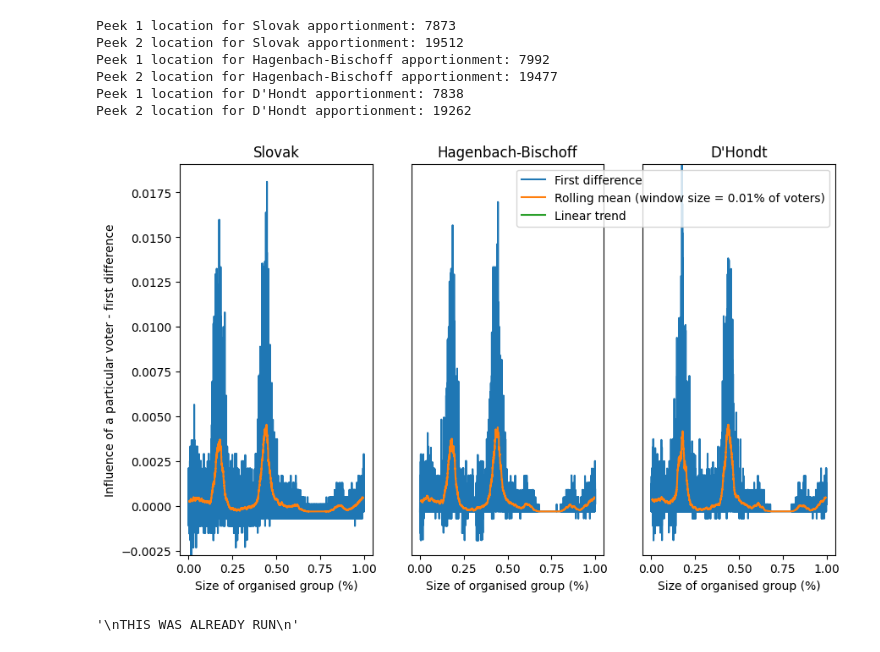
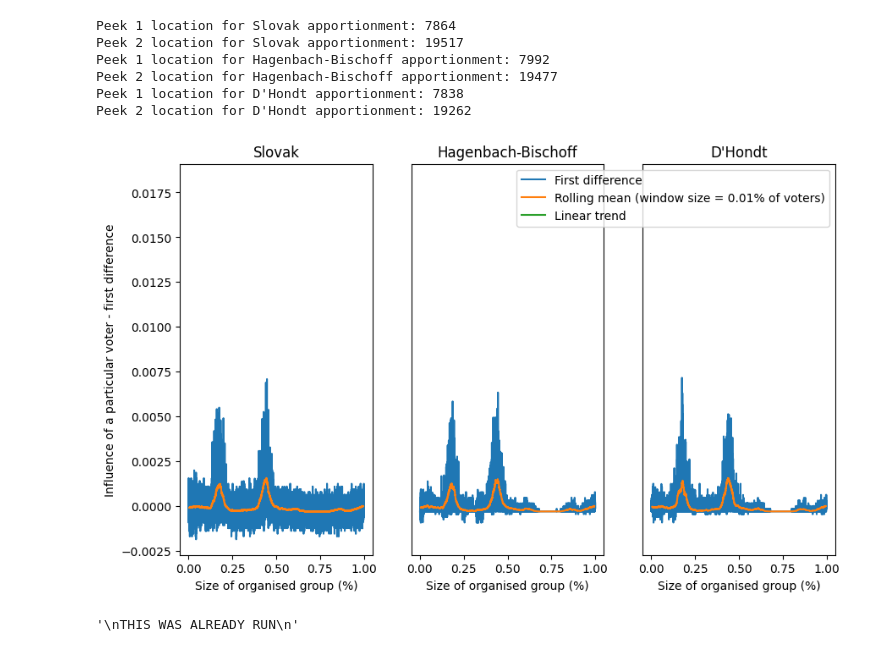
Before and after one commit to JnKamas/bc-praca, a Jupyter notebook: question_5.ipynb, the cells around one changed output. Drawn from its saved outputs; the diff is of its cells as text; code cells hidden in the pictures.

```diff
--- a/question_5.ipynb
+++ b/question_5.ipynb
@@ -33,7 +33,7 @@ for suffix in suffixes:
     y_max = max(y_max, y_deriv.max(), y_rolling.max())
 
 for i, (ax, suffix) in enumerate(zip(axes, suffixes)):
-    df = pd.read_csv(f"./vis_data/electable-unweighted-vis-1m-2023{suffix}.csv")
+    df = pd.read_csv(f"./vis_data/unweighted-vis-1m-2023{suffix}.csv")
 
     x_values = ((df['samples'] / 1000000) * (100))[:10000]
     y_values = df['diff'][:10000]
@@ -47,36 +47,36 @@ for i, (ax, suffix) in enumerate(zip(axes, suffixes)):
 
     ax.plot(x_values, y_deriv, '-', markersize=1, label="First difference")
     ax.plot(x_values, y_rolling, '-', markersize=1, label="Rolling mean (window size = 0.01% of voters)")
     ax.plot(x, y * 0, label='Linear trend')
 
     ax.set_xlabel('Size of organised group (%)')
 
     ax.set_ylim(y_min, y_max)
 
     if suffix:
         axes[i].yaxis.set_ticks([])
 
     if i == 0:
         ax.set_ylabel('Influence of a particular voter - first difference')
 
     ax.set_title(f'{apport_dict[suffix]}')
 
     max_index = y_rolling[:3000].idxmax()
     print(f'Peek 1 location for {apport_dict[suffix]} apportionment: {int(max_index * (4388872 / 1000000))}')
 
     max_index = y_rolling.idxmax()
     print(f'Peek 2 location for {apport_dict[suffix]} apportionment: {int(max_index * (4388872 / 1000000))}')
 
 plt.legend()
 plt.show()
 # %% [output]
-Peek 1 location for Slovak apportionment: 7873
-Peek 2 location for Slovak apportionment: 19512
+Peek 1 location for Slovak apportionment: 7864
+Peek 2 location for Slovak apportionment: 19517
 Peek 1 location for Hagenbach-Bischoff apportionment: 7992
 Peek 2 location for Hagenbach-Bischoff apportionment: 19477
 Peek 1 location for D'Hondt apportionment: 7838
 Peek 2 location for D'Hondt apportionment: 19262
-[figure, old version]
+[figure, new version]
 # %%
 db_file = 'apportionments.db'
 
```
Also changed, not shown: parts of 1 cell of this notebook, 8 other files.
